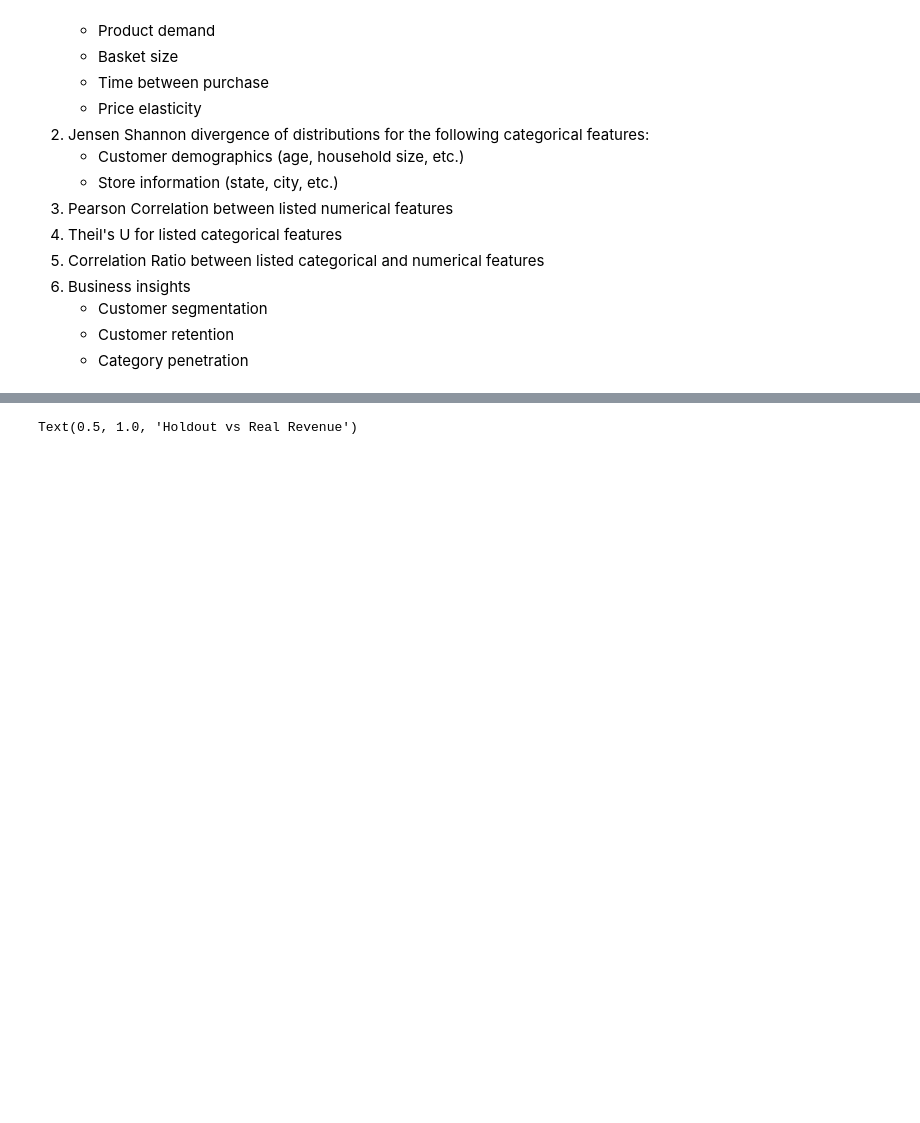
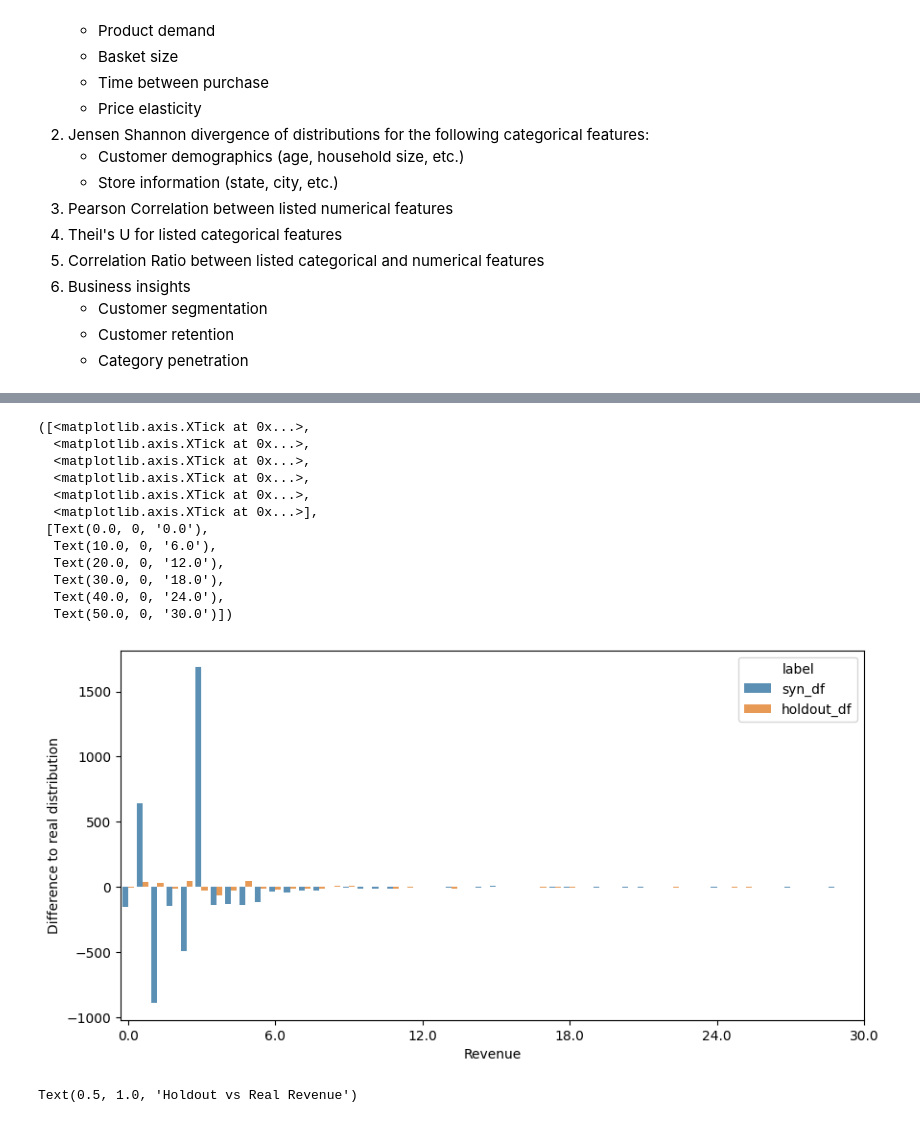
Before and after one commit to YuXia-SR/syncomp, a Jupyter notebook: notebooks/report.ipynb, the cells around one changed output, grey strips where cells are left out. Drawn from its saved outputs; the diff is of its cells as text; code cells hidden in the pictures; blank space fills up the shorter version.

```diff
--- a/notebooks/report.ipynb
+++ b/notebooks/report.ipynb
@@ -171,3 +172,45 @@ Text(0.5, 1.0, 'Holdout vs Real Revenue')
+# %%
+# accuracy: plot y-diff (syn - real) using histogram (holdout_df, syn_df of different models)
+# generalability: plot y-diff (syn - holdout) using histogram (syn_df of different models)
+n_bin = 50
+x_min = 0
+x_max = 30
+bins = np.linspace(x_min, x_max, n_bin)
+hist1, bin_edges1 = np.histogram(train_fidelity_info["numerical"]["revenue"], bins=bins)
+hist2, bin_edges2 = np.histogram(syn_fidelity_info["numerical"]["revenue"], bins=bins)
+syn_diff = hist2 - hist1
+syn_diff = pd.DataFrame(syn_diff, columns=["diff"])
+syn_diff["label"] = 'syn_df'
+syn_diff['edge'] = bin_edges2[:-1]
+hist3, bin_edges3 = np.histogram(holdout_fidelity_info["numerical"]["revenue"], bins=bins)
+holdout_diff = hist3 - hist1
+holdout_diff = pd.DataFrame(holdout_diff, columns=["diff"])
+holdout_diff["label"] = 'holdout_df'
+holdout_diff['edge'] = bin_edges3[:-1]
+
+diff_df = pd.concat([syn_diff, holdout_diff], axis=0)
+fig, ax = plt.subplots(1, 1, figsize=(10, 5))
+sns.barplot(data=diff_df, x='edge', y='diff', hue='label', ax=ax, alpha=0.8)
+ax.set_xlabel('Revenue')
+ax.set_ylabel('Difference to real distribution')
+handle, label = ax2.get_legend_handles_labels()
+# ax.set_xticks(handle, label, rotation=45, ha='right')
+# ax.set_xticklabels(label)
+plt.xticks(np.linspace(0, n_bin, 6), np.linspace(x_min, x_max, 6))
+# %% [output]
+([<matplotlib.axis.XTick at 0x...>,
+  <matplotlib.axis.XTick at 0x...>,
+  <matplotlib.axis.XTick at 0x...>,
+  <matplotlib.axis.XTick at 0x...>,
+  <matplotlib.axis.XTick at 0x...>,
+  <matplotlib.axis.XTick at 0x...>],
+ [Text(0.0, 0, '0.0'),
+  Text(10.0, 0, '6.0'),
+  Text(20.0, 0, '12.0'),
+  Text(30.0, 0, '18.0'),
+  Text(40.0, 0, '24.0'),
+  Text(50.0, 0, '30.0')])
+[figure, added]
 # %%
 fig, (ax1, ax2) = plt.subplots(1, 2, figsize=(15, 5))
 plot_hist(train_fidelity_info["numerical"]["quantity"], syn_fidelity_info["numerical"]["quantity"], ax=ax1)
```
Also changed, not shown: parts of 7 cells of this notebook, 4 other files.
